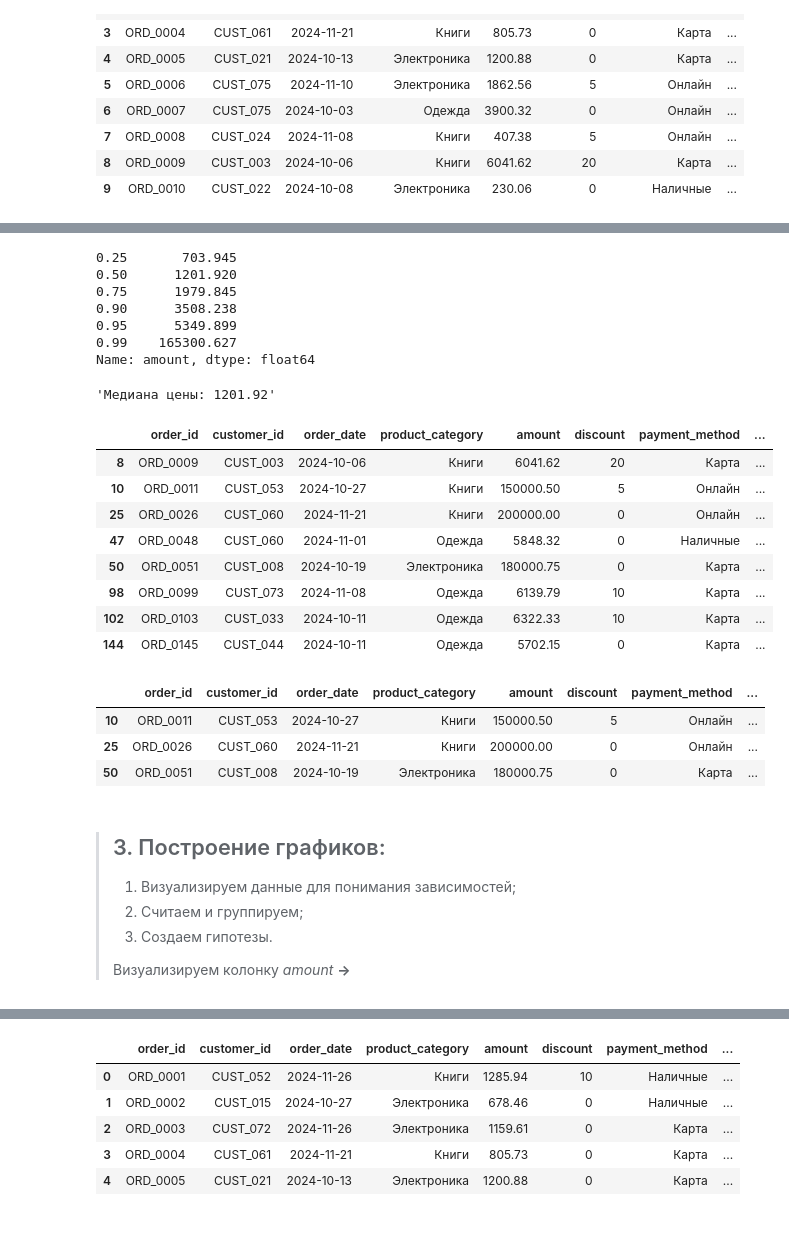
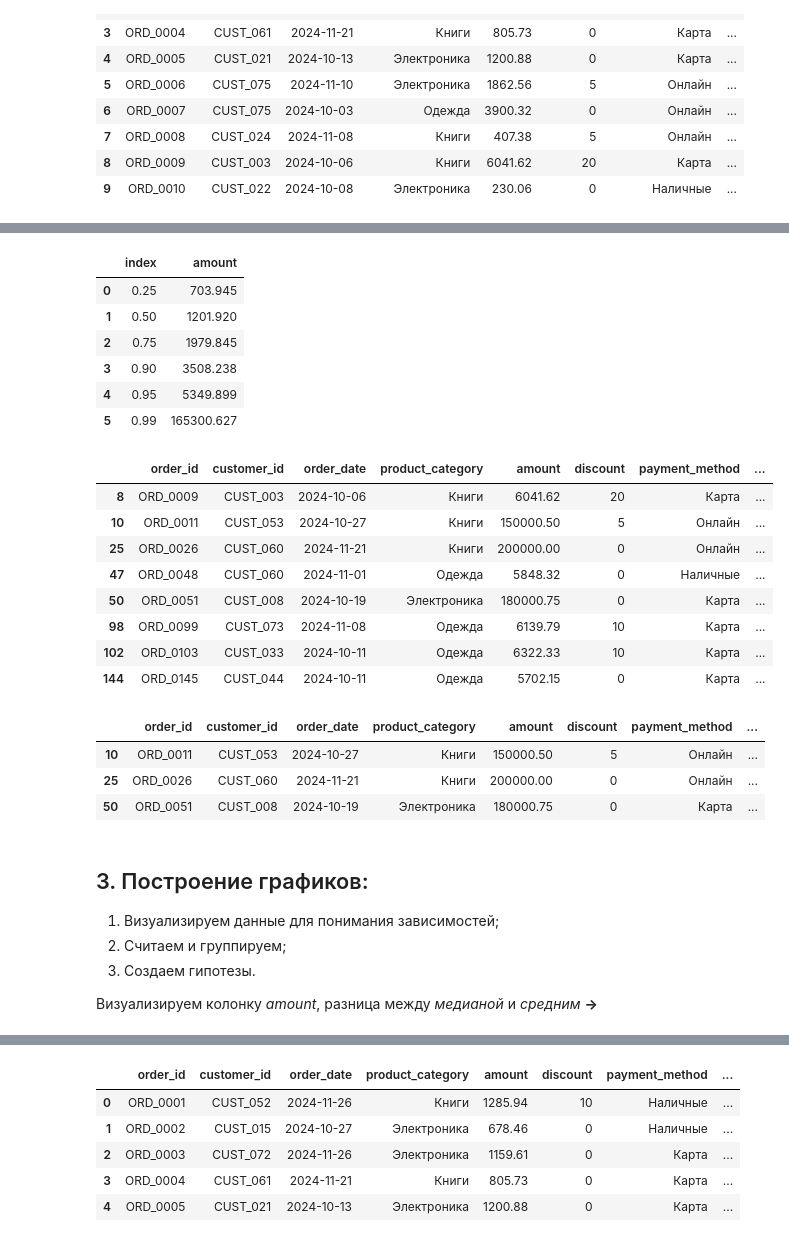
Before and after one commit to evg-code-sys/analysis_project, a Jupyter notebook: Analysis_internet_market.ipynb, the cells around one changed output, grey strips where cells are left out. Cells and saved outputs as stored; diff of their text form; code cells hidden in the pictures.

```diff
--- a/Analysis_internet_market.ipynb
+++ b/Analysis_internet_market.ipynb
@@ -163,45 +155,41 @@ Name: customer_id, Length: 150, dtype: object
-# %%
-quantilies_amount = df['amount'].quantile([0.25, 0.5, 0.75, 0.90, 0.95, 0.99]).round(3) # Показываем квантили суммы заказа
-
-display(quantilies_amount)
-
-quantilies_amount = list(quantilies_amount) # Превращаем в список, для удобства работы
-display(f'Медиана цены: {quantilies_amount[1]}') # Проверка: выведем медиану
-# %% [output]
-0.25       703.945
-0.50      1201.920
-0.75      1979.845
-0.90      3508.238
-0.95      5349.899
-0.99    165300.627
-Name: amount, dtype: float64
-'Медиана цены: 1201.92'
 # %%
-max_amount = df[df['amount'] > 5000] # Показываем самые большие значения - отбираем наибольшие!
-display(max_amount) # Позиции 10, 25 и 50 - это колосальные выбросы - смотрим
+quantilies_amount = df['amount'].quantile([0.25, 0.5, 0.75, 0.90, 0.95, 0.99]).round(3) # Получаем квантилии суммы заказа
+display(quantilies_amount.reset_index())
 
-display(df.iloc[[10, 25, 50]]) # Мы не можем сказать что на такую сумму покупали какие-то компании или "крупные дяди", мы видим что рейтинг у всех троих 1 или 2, значит их не устроил результат - но они не вернули товары. У ORD_0011 даже была скидка 5% -> значит сумма без скидки примерно "157 500 - 158 000 тысяч" (Возможно скидку дали как за покупку оптом, или спонсорство)
+max_amount = df[df['amount'] > 5000] # Выводим самые большие значения - отбираем наибольшие.
+display(max_amount) # Позиции 10, 25 и 50 - это колосальные выбросы, остальные - в пределах нормы.
+
+display(df.iloc[[10, 25, 50]])
+# Мы не можем сказать что на такую сумму покупали какие-то компании, мы видим что рейтинг у всех троих 1 или 2, значит их не устроил результат - но они не вернули товары.
+# У ORD_0011 даже была скидка 5% -> сумма без скидки примерно "157 500 - 158 000 тысяч" (Возможно скидку дали как за покупку оптом, или спонсорство)
 # %% [output]
-|  | order_id | customer_id | order_date | product_category | amount | discount | payment_method | ... |
-| 8 | ORD_0009 | CUST_003 | 2024-10-06 | Книги | 6041.62 | 20 | Карта | ... |
-| 10 | ORD_0011 | CUST_053 | 2024-10-27 | Книги | 150000.50 | 5 | Онлайн | ... |
-| 25 | ORD_0026 | CUST_060 | 2024-11-21 | Книги | 200000.00 | 0 | Онлайн | ... |
-| 47 | ORD_0048 | CUST_060 | 2024-11-01 | Одежда | 5848.32 | 0 | Наличные | ... |
-| 50 | ORD_0051 | CUST_008 | 2024-10-19 | Электроника | 180000.75 | 0 | Карта | ... |
-| 98 | ORD_0099 | CUST_073 | 2024-11-08 | Одежда | 6139.79 | 10 | Карта | ... |
-| 102 | ORD_0103 | CUST_033 | 2024-10-11 | Одежда | 6322.33 | 10 | Карта | ... |
-| 144 | ORD_0145 | CUST_044 | 2024-10-11 | Одежда | 5702.15 | 0 | Карта | ... |
+|  | index | amount |
+| 0 | 0.25 | 703.945 |
+| 1 | 0.50 | 1201.920 |
+| 2 | 0.75 | 1979.845 |
+| 3 | 0.90 | 3508.238 |
+| 4 | 0.95 | 5349.899 |
+| 5 | 0.99 | 165300.627 |
 |  | order_id | customer_id | order_date | product_category | amount | discount | payment_method | ... |
+| 8 | ORD_0009 | CUST_003 | 2024-10-06 | Книги | 6041.62 | 20 | Карта | ... |
 | 10 | ORD_0011 | CUST_053 | 2024-10-27 | Книги | 150000.50 | 5 | Онлайн | ... |
 | 25 | ORD_0026 | CUST_060 | 2024-11-21 | Книги | 200000.00 | 0 | Онлайн | ... |
+| 47 | ORD_0048 | CUST_060 | 2024-11-01 | Одежда | 5848.32 | 0 | Наличные | ... |
 | 50 | ORD_0051 | CUST_008 | 2024-10-19 | Электроника | 180000.75 | 0 | Карта | ... |
+| 98 | ORD_0099 | CUST_073 | 2024-11-08 | Одежда | 6139.79 | 10 | Карта | ... |
+| 102 | ORD_0103 | CUST_033 | 2024-10-11 | Одежда | 6322.33 | 10 | Карта | ... |
+| 144 | ORD_0145 | CUST_044 | 2024-10-11 | Одежда | 5702.15 | 0 | Карта | ... |
+|  | order_id | customer_id | order_date | product_category | amount | discount | payment_method | ... |
+| 10 | ORD_0011 | CUST_053 | 2024-10-27 | Книги | 150000.50 | 5 | Онлайн | ... |
+| 25 | ORD_0026 | CUST_060 | 2024-11-21 | Книги | 200000.00 | 0 | Онлайн | ... |
+| 50 | ORD_0051 | CUST_008 | 2024-10-19 | Электроника | 180000.75 | 0 | Карта | ... |
 # %% [markdown]
-> ## 3. Построение графиков:
-> 1. Визуализируем данные для понимания зависимостей;
-> 2. Считаем и группируем;
-> 3. Создаем гипотезы.
->
-> Визуализируем колонку _amount_ **->**
+## 3. Построение графиков:
+1. Визуализируем данные для понимания зависимостей;
+2. Считаем и группируем;
+3. Создаем гипотезы.
+
+Визуализируем колонку _amount_, разница между _медианой_ и _средним_ **->**
 # %%
 import matplotlib.pyplot as plt
 import seaborn as sns
```
Also changed, not shown: parts of 20 cells of this notebook.
